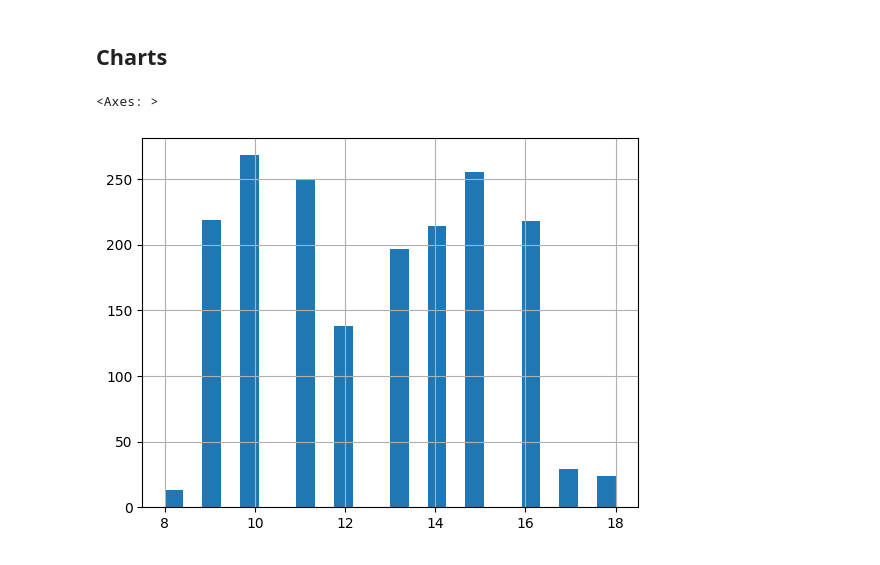
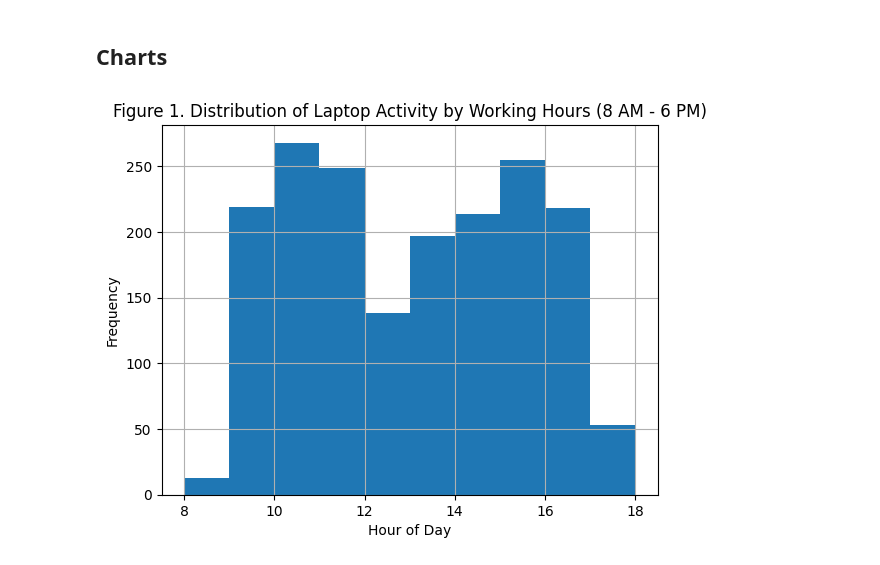
Before and after one commit to pd03-cs-622/LaptopActivityTracker, a Jupyter notebook: data_visualization.ipynb, the cells around one changed output. Saved outputs shown, nothing was run; the diff lists cells and outputs as text; code cells hidden in the pictures.

```diff
--- a/data_visualization.ipynb
+++ b/data_visualization.ipynb
@@ -73,7 +75,12 @@ df_all_data_cleaned.head(n=5)
 # %% [markdown]
 ## Charts
 # %%
-df_all_data_cleaned["time"].dt.hour.hist(bins=24)
+df_all_data_cleaned["time"].dt.hour.hist(bins=10)
+
+plt.xlabel("Hour of Day")
+plt.ylabel("Frequency")
+plt.title("Figure 1. Distribution of Laptop Activity by Working Hours (8 AM - 6 PM)")
+
+plt.show()
 # %% [output]
-<Axes: >
-[figure, old version]
+[figure, new version]
```
Also changed, not shown: parts of 13 cells of this notebook, 8 other files.
